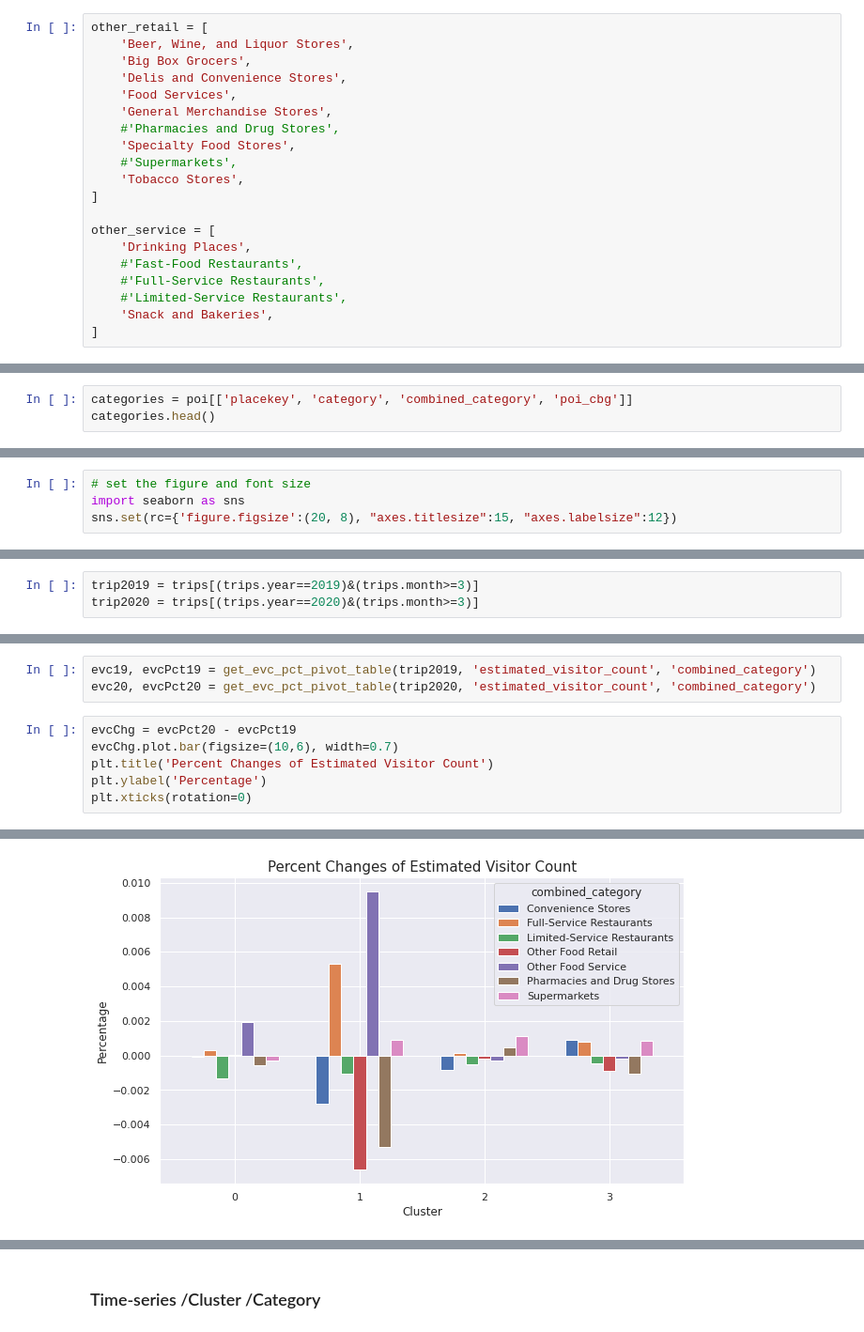
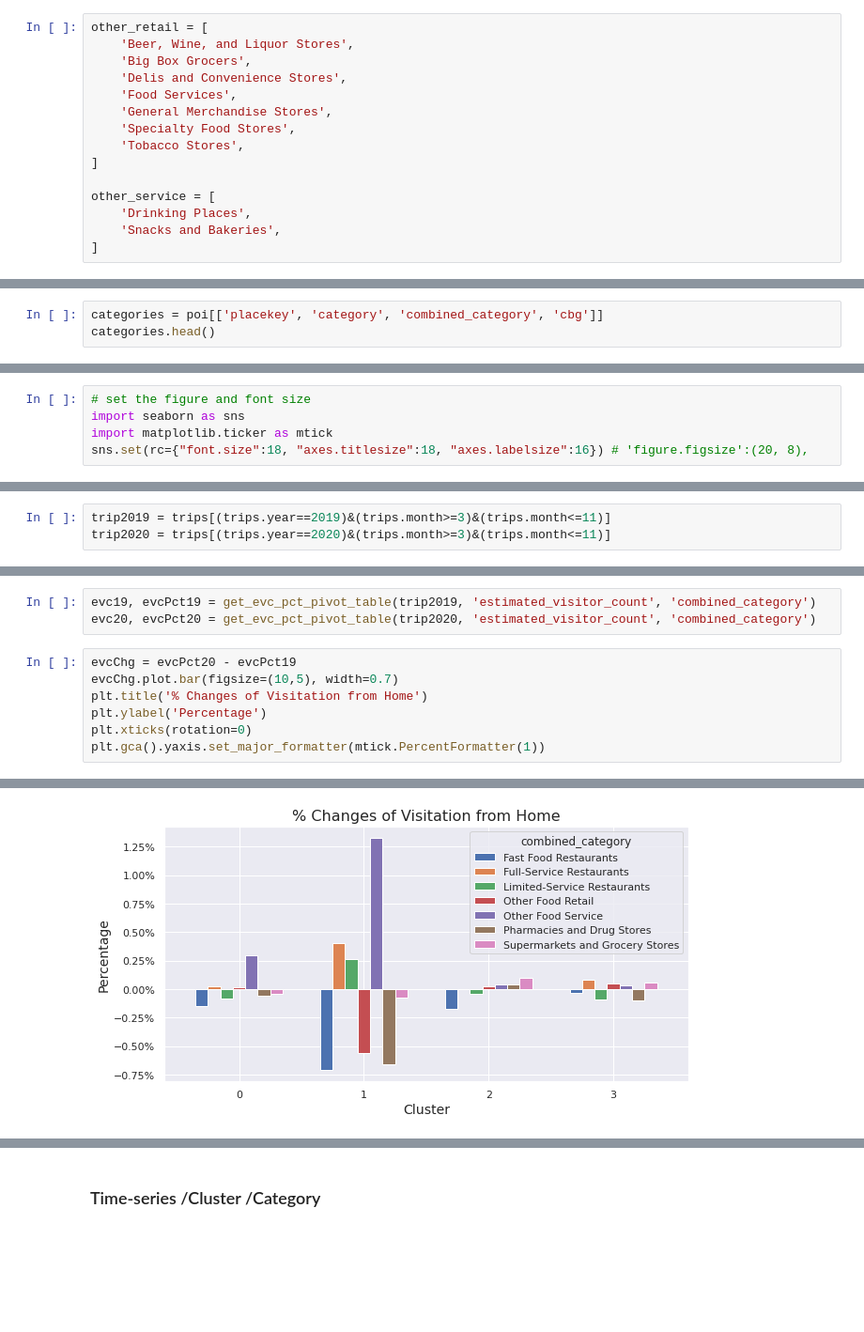
Before and after one commit to cpcarey/nyu-cusp-food-access, a Jupyter notebook: notebooks/mobility_patterns_with_cluster.ipynb, the cells around one changed output, grey strips where cells are left out. Shown at 94% size. Drawn from its saved outputs; the diff is of its cells as text; blank space fills up the shorter version.

```diff
--- a/notebooks/mobility_patterns_with_cluster.ipynb
+++ b/notebooks/mobility_patterns_with_cluster.ipynb
@@ -41,18 +51,13 @@ other_retail = [
     'Delis and Convenience Stores',
     'Food Services',
     'General Merchandise Stores',
-    #'Pharmacies and Drug Stores',
     'Specialty Food Stores',
-    #'Supermarkets',
     'Tobacco Stores',
 ]
 
 other_service = [
     'Drinking Places',
-    #'Fast-Food Restaurants',
-    #'Full-Service Restaurants',
-    #'Limited-Service Restaurants',
-    'Snack and Bakeries',
+    'Snacks and Bakeries',
 ]
 # %%
 poi['combined_category'] = poi['category']
@@ -69,5 +72,5 @@ Index(['placekey', 'poi_cbg', 'category', 'location_name', 'latitude',
       dtype='object')
 # %%
-categories = poi[['placekey', 'category', 'combined_category', 'poi_cbg']]
+categories = poi[['placekey', 'category', 'combined_category', 'cbg']]
 categories.head()
 # %% [output]
@@ -95,5 +102,6 @@ trips['month'] = trips.date_range_start.dt.month
 # %%
 # set the figure and font size
 import seaborn as sns
-sns.set(rc={'figure.figsize':(20, 8), "axes.titlesize":15, "axes.labelsize":12})
+import matplotlib.ticker as mtick
+sns.set(rc={"font.size":18, "axes.titlesize":18, "axes.labelsize":16}) # 'figure.figsize':(20, 8),
 # %% [markdown]
@@ -209,6 +182,6 @@ Text(0.5, 0, '')
 # %%
-trip2019 = trips[(trips.year==2019)&(trips.month>=3)]
-trip2020 = trips[(trips.year==2020)&(trips.month>=3)]
+trip2019 = trips[(trips.year==2019)&(trips.month>=3)&(trips.month<=11)]
+trip2020 = trips[(trips.year==2020)&(trips.month>=3)&(trips.month<=11)]
 # %%
 vstCount19, vstPct19 = get_count_and_pct_df(trip2019, 'combined_category')
 vstCount20, vstPct20 = get_count_and_pct_df(trip2020, 'combined_category')
@@ -276,8 +218,9 @@ evc19, evcPct19 = get_evc_pct_pivot_table(trip2019, 'estimated_visitor_count', '
 evc20, evcPct20 = get_evc_pct_pivot_table(trip2020, 'estimated_visitor_count', 'combined_category')
 # %%
 evcChg = evcPct20 - evcPct19
-evcChg.plot.bar(figsize=(10,6), width=0.7)
-plt.title('Percent Changes of Estimated Visitor Count')
+evcChg.plot.bar(figsize=(10,5), width=0.7)
+plt.title('% Changes of Visitation from Home')
 plt.ylabel('Percentage')
 plt.xticks(rotation=0)
+plt.gca().yaxis.set_major_formatter(mtick.PercentFormatter(1))
 # %% [output]
@@ -286,2 +227,2 @@ plt.xticks(rotation=0)
-[figure, old version]
+[figure, new version]
 # %%
```
Also changed, not shown: parts of 34 cells of this notebook.
